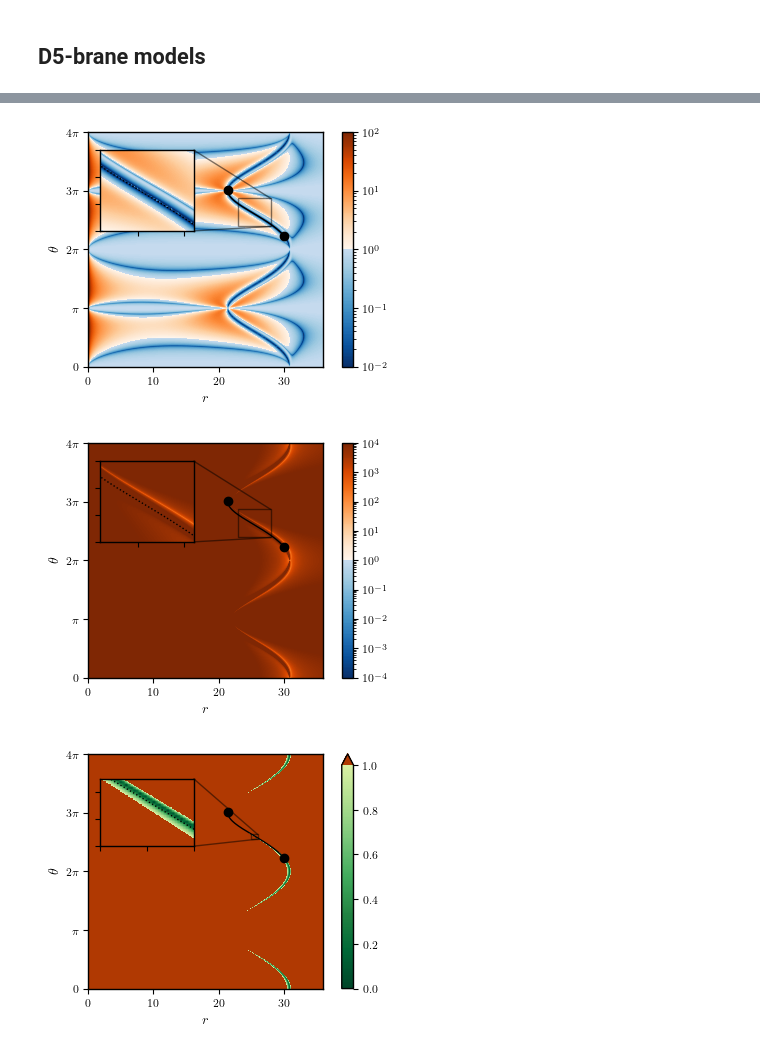
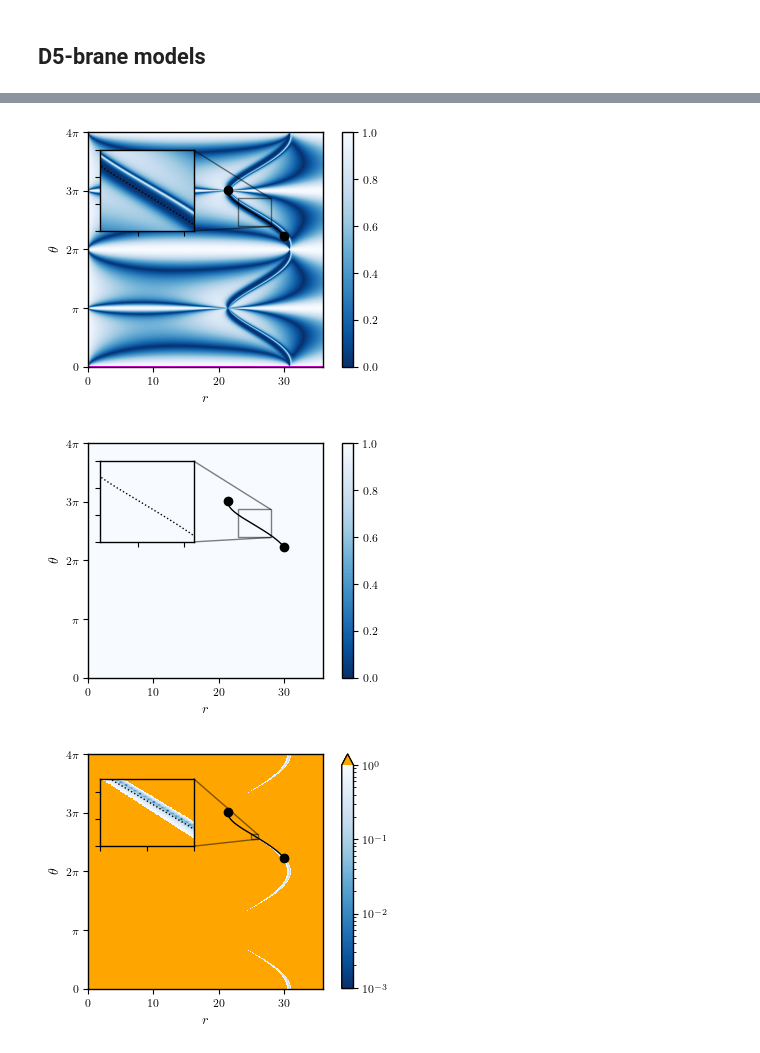
Before and after one commit to smups/srrt_models, a Jupyter notebook: plots.ipynb, the cells around one changed output, grey strips where cells are left out. Cells and saved outputs as stored; diff of their text form; code cells hidden in the pictures.

```diff
--- a/plots.ipynb
+++ b/plots.ipynb
@@ -38,25 +37,16 @@ plt.ioff()
 bad = "fuchsia"
 
 #Special colormap for plotting the consistency condition
-top = mpl.colormaps['Oranges_r'].resampled(128)
-bottom = mpl.colormaps['Blues'].resampled(128)
-newcolors = np.vstack((
-  bottom(np.linspace(1, 0.25, 128)),
-  top(np.linspace(1, 0, 128))
-))
-cc_cmap = mpl.colors.ListedColormap(newcolors, name='consistency map')
+cc_cmap = mpl.colormaps['Blues_r']
 cc_cmap.set_bad(bad)
 
 #special colormap for plotting slow-roll parameters
-sr_cmap = mpl.colors.ListedColormap(
-  mpl.colormaps['YlGn'](np.linspace(1, 0.25, 256)),
-  name='slowroll map'
-)
+sr_cmap = mpl.colormaps['Blues_r']
 sr_cmap.set_bad(bad)
-sr_cmap.set_over(top(0.15))
+sr_cmap.set_over("Orange")
 
 #delta map
-delta_cmap = mpl.colormaps['coolwarm']
+delta_cmap = mpl.cm.get_cmap('coolwarm', 9)
 delta_cmap.set_bad(bad)
 # %% [markdown]
 ## Angular Inflation
@@ -737,11 +696,11 @@ fig, ax = plt.subplots(figsize=(4,3))
 image = ax.imshow(np.transpose(consistency),
   extent = extent,
   cmap = cc_cmap,
-  norm = "log",
+  #norm = "log",
   origin = 'lower',
   aspect = ratio,
-  vmin=1e-2,
-  vmax=1e2
+  vmax=1,
+  vmin=0
 )
 
 #show trajectory
@@ -770,10 +729,10 @@ zoomax.imshow(np.transpose(zoom),
   extent = zoom_extent,
   aspect = ratio,
   cmap = cc_cmap,
-  norm = "log",
+  #norm = "log",
   origin = 'lower',
-  vmin=1e-2,
-  vmax=1e2
+  vmax=1,
+  vmin=0
 )
 zoomax.plot(x, y, color='black', linestyle='dotted')
 ax.indicate_inset_zoom(zoomax, edgecolor="black")
@@ -788,21 +747,20 @@ fig.colorbar(image)
 
 #save
 fig.show()
-fig.savefig(f"./figs/{model}.pdf")
+fig.savefig(f"./figs/{model}_consistency_linear.pdf")
 # %% [output]
-[figure, old version]
+[figure, new version]
 # %%
 fig, ax = plt.subplots(figsize=(4,3))
-
 #show consistency condition
 image = ax.imshow(np.transpose(consistency_old),
   extent = extent,
   cmap = cc_cmap,
-  norm = "log",
+  #norm = "log",
   origin = 'lower',
   aspect = ratio,
-  vmin=1e-4,
-  vmax=1e4
+  vmax=1,
+  vmin=0
 )
 
 #show trajectory
@@ -820,38 +778,38 @@ idx1, idx2 = round((x1 - extent[0]) * Nx / (extent[1] - extent[0])), round((x2 -
 idy1, idy2 = round((y1 - extent[2]) * Ny / (extent[3] - extent[2])), round((y2 - extent[2]) * Ny / (extent[3] - extent[2]))
 
 zoom = consistency_old[idx1:idx2, idy1:idy2]
 zoomax = ax.inset_axes(
   [0.05, 0.55, 0.4, 0.4],
   xlim=(x1, x2),
   ylim=(y1, y2),
   xticklabels=[],
   yticklabels=[]
 )
 zoomax.imshow(np.transpose(zoom),
   extent = zoom_extent,
   aspect = ratio,
   cmap = cc_cmap,
-  norm = "log",
+  #norm = "log",
   origin = 'lower',
-  vmin=1e-4,
-  vmax=1e4
+  vmax=1,
+  vmin=0
 )
 zoomax.plot(x, y, color='black', linestyle='dotted')
 ax.indicate_inset_zoom(zoomax, edgecolor="black")
 
 ax.set_xlabel('$r$')
 ax.set_ylabel('$\\theta$')
 ax.set_yticks([0, np.pi, 2*np.pi, 3*np.pi, 4*np.pi])
 ax.set_yticklabels(['0','$\\pi$','$2\\pi$','$3\\pi$','$4\\pi$'])
 
 #add a colorbar
 fig.colorbar(image)
 
 #save
 fig.show()
-fig.savefig(f"./figs/{model}.pdf")
+fig.savefig(f"./figs/{model}_consistency_firstorder_linear.pdf")
 # %% [output]
-[figure, old version]
+[figure, new version]
 # %%
 fig, ax = plt.subplots(figsize=(4,3))
 
@@ -861,8 +819,8 @@ image = ax.imshow(np.transpose(np.abs(epsilon_H)),
   cmap = sr_cmap,
   origin = 'lower',
   aspect = ratio,
-  vmax=1,
-  vmin=0
+  norm = "log",
+  vmax=1
 )
 
 #show trajectory
@@ -892,8 +850,8 @@ zoomax.imshow(np.transpose(zoom),
   aspect = ratio,
   cmap = sr_cmap,
   origin = 'lower',
-  vmax=1,
-  vmin=0
+  norm = "log",
+  vmax=1
 )
 zoomax.plot(x, y, color='black', linestyle='dotted')
 zoomax.scatter([x[-1]], [y[-1]], color='black')
@@ -909,9 +867,9 @@ fig.colorbar(image, extend='max')
 
 #save
 fig.show()
-fig.savefig(f"./figs/{model}_epsilon_H.pdf")
+fig.savefig(f"./figs/{model}_epsilon_H.pdf", dpi=500)
 # %% [output]
-[figure, old version]
+[figure, new version]
 # %%
 fig, ax = plt.subplots(figsize=(4,3))
 
```
Also changed, not shown: parts of 14 cells of this notebook, 41 other files.
